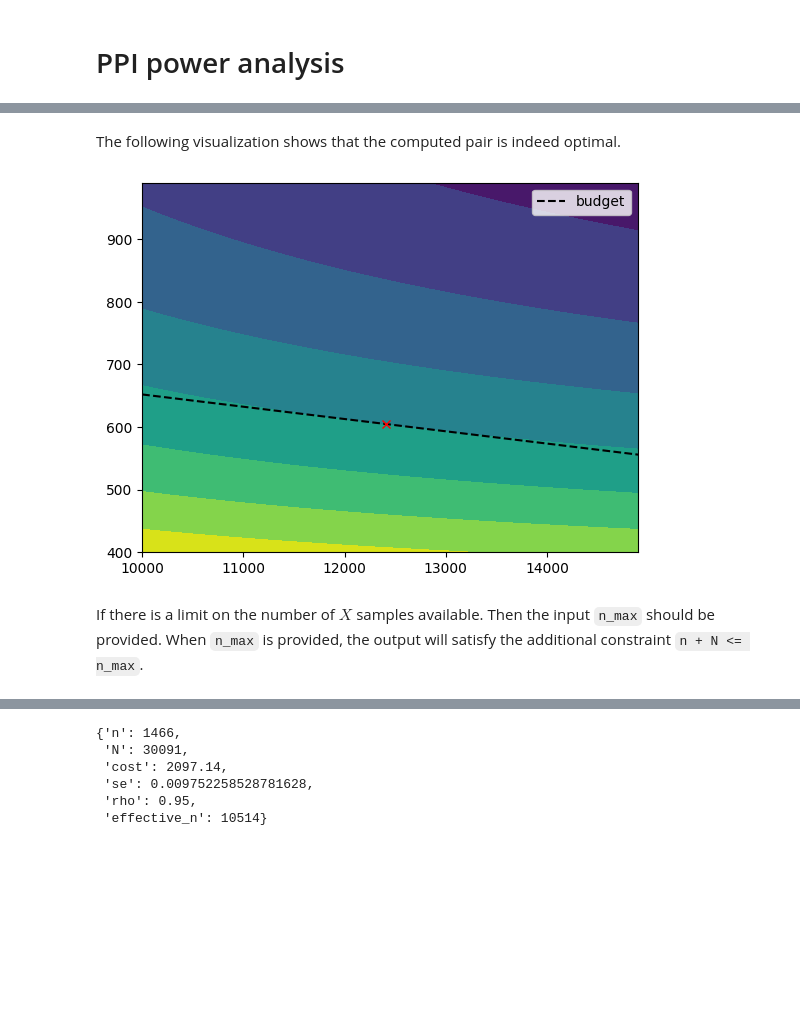
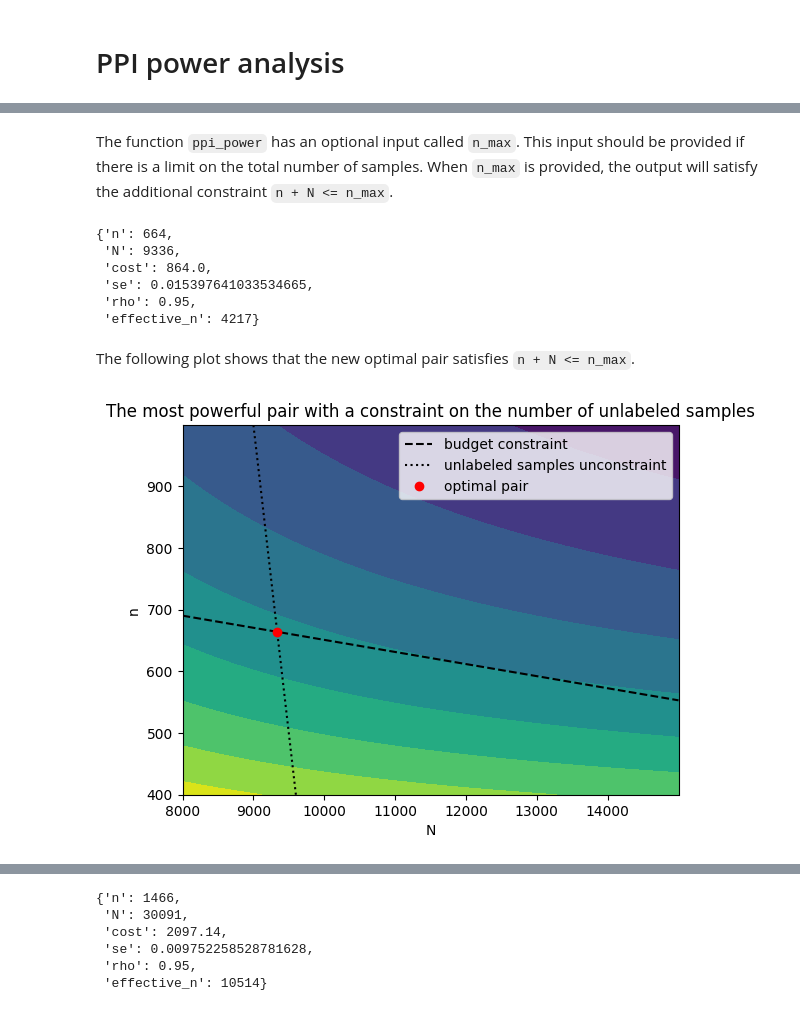
Before and after one commit to aangelopoulos/ppi_py, a Jupyter notebook: examples/power_analysis.ipynb, the cells around one changed output, grey strips where cells are left out. Saved outputs shown, nothing was run; the diff lists cells and outputs as text; code cells hidden in the pictures; blank space fills up the shorter version.

Commit message:
update power analysis

```diff
--- a/examples/power_analysis.ipynb
+++ b/examples/power_analysis.ipynb
@@ -32,7 +44,7 @@ cost_Y = 1
 cost_Yhat = 0.01
 cost_X = 0.01
 
-budget = 865
+budget = 864
 
 optimal_pair = ppi_power(sigma_sq, rho, cost_Y, cost_Yhat, cost_X, budget = budget)
 optimal_pair
@@ -46,21 +80,39 @@ optimal_pair
+# %% [markdown]
+The function `ppi_power` has an optional input called `n_max`. This input should be provided if there is a limit on the total number of samples. When `n_max` is provided, the output will satisfy the additional constraint `n + N <= n_max`.
+# %%
+n_max = 10000
+optimal_pair = ppi_power(sigma_sq, rho, cost_Y, cost_Yhat, cost_X, budget = budget, n_max = n_max)
+optimal_pair
+# %% [output]
+{'n': 664,
+ 'N': 9336,
+ 'cost': 864.0,
+ 'se': 0.015397641033534665,
+ 'rho': 0.95,
+ 'effective_n': 4217}
 # %% [markdown]
-The following visualization shows that the computed pair is indeed optimal.
+The following plot shows that the new optimal pair satisfies `n + N <= n_max`.
 # %%
-n = np.arange(400, 1000, 10)
-N = np.arange(10000, 15000, 100)
+n = np.arange(400, 1000)
+N = np.arange(8000, 15000)
 ns, Ns = np.meshgrid(n, N)
 ppi_se = np.sqrt(sigma_sq/ns * (1 - Ns/(Ns+ns)*rho**2))
 plt.contourf(Ns, ns, ppi_se)
 n_cost = (budget - N*(cost_X + cost_Yhat))/(cost_X + cost_Y + cost_Yhat)
-plt.plot(N, n_cost, "k--", label = "budget")
+N_max_constraint = n_max - n
+
+
+plt.plot(N, n_cost, "k--", label = "budget constraint")
+plt.plot(N_max_constraint, n, "k:", label = "unlabeled samples unconstraint")
 
 n_opt = optimal_pair['n']
 N_opt = optimal_pair['N']
 
-plt.plot(N_opt, n_opt, 'rx')
+plt.plot(N_opt, n_opt, 'ro', label = "optimal pair")
 plt.legend()
+plt.xlabel("N")
+plt.ylabel("n")
+plt.title("The most powerful pair with a constraint on the number of unlabeled samples")
 plt.show()
 # %% [output]
-[figure, old version]
+[figure, new version]
-# %% [markdown]
-If there is a limit on the number of $X$ samples available. Then the input `n_max` should be provided. When `n_max` is provided, the output will satisfy the additional constraint `n + N <= n_max`.
```
Also changed, not shown: parts of 29 cells of this notebook, 1 other file.
